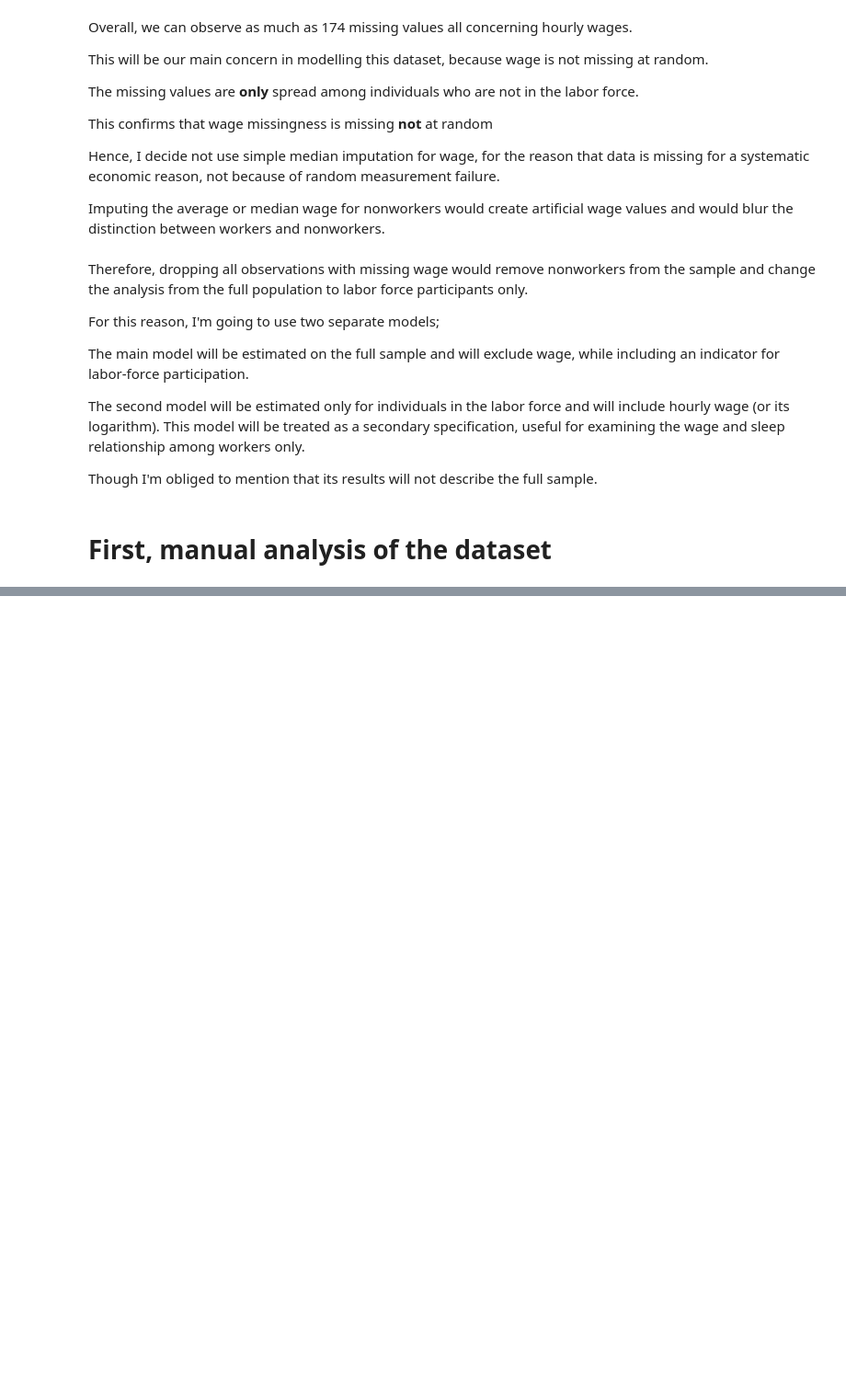
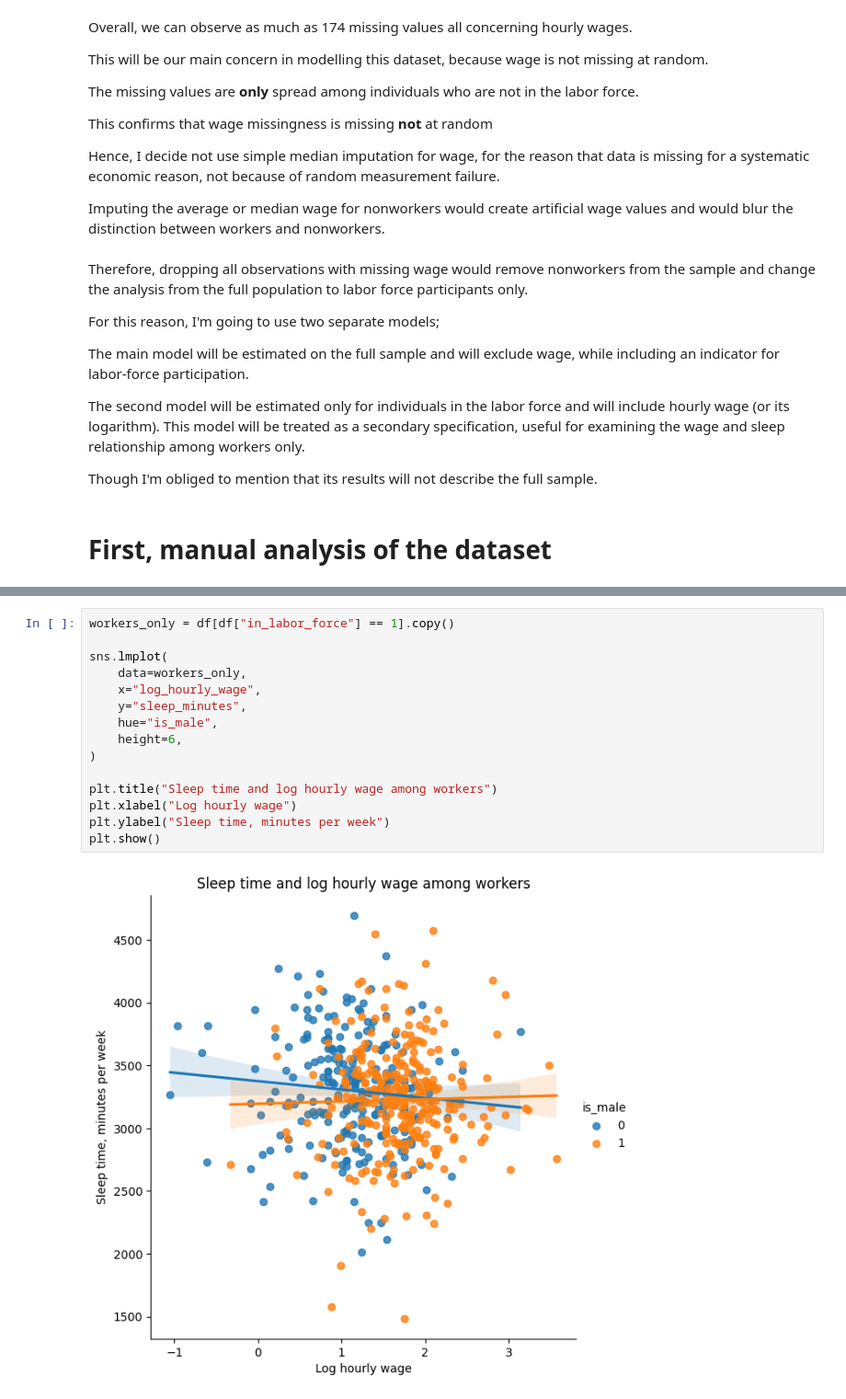
Before and after one commit to bartoszwerp/Sleep-Data-Report, a Jupyter notebook: sleep_analysis.ipynb, the cells around one changed output, grey strips where cells are left out. Shown at 92% size. Cells and saved outputs as stored; diff of their text form; blank space fills up the shorter version.

```diff
--- a/sleep_analysis.ipynb
+++ b/sleep_analysis.ipynb
@@ -166,0 +192,17 @@ plt.show()
+# %%
+workers_only = df[df["in_labor_force"] == 1].copy()
+
+sns.lmplot(
+    data=workers_only,
+    x="log_hourly_wage",
+    y="sleep_minutes",
+    hue="is_male",
+    height=6,
+)
+
+plt.title("Sleep time and log hourly wage among workers")
+plt.xlabel("Log hourly wage")
+plt.ylabel("Sleep time, minutes per week")
+plt.show()
+# %% [output]
+[figure, added]
```
Also changed, not shown: parts of 10 cells of this notebook.
